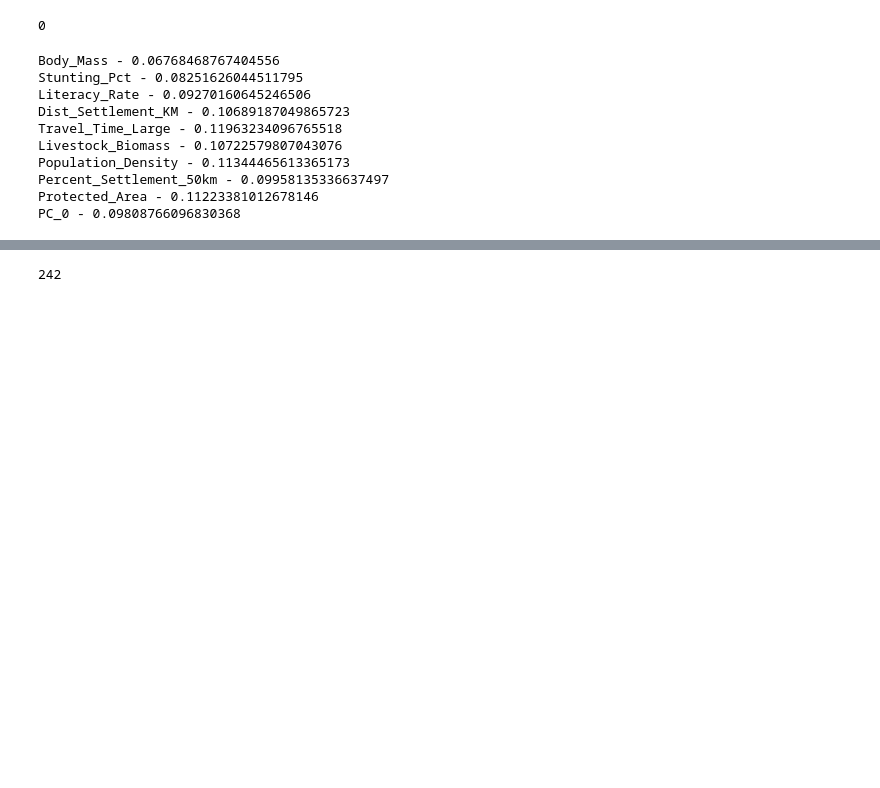
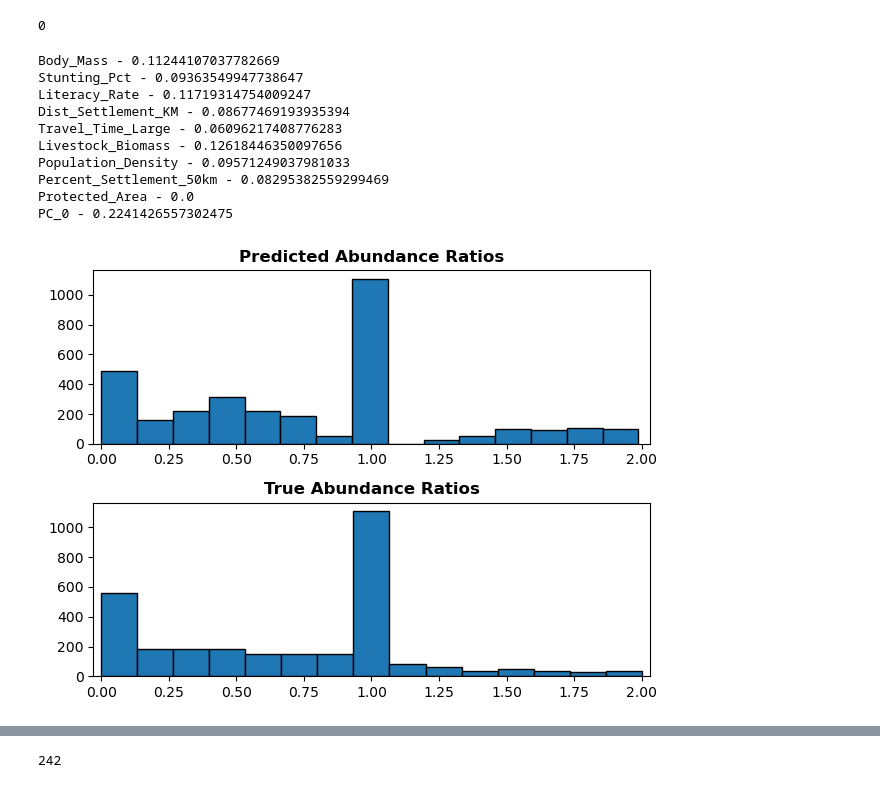
Before and after one commit to emiliolr/life-hunting, a Jupyter notebook: notebooks/scratch.ipynb, the cells around one changed output, grey strips where cells are left out. Drawn from its saved outputs; the diff is of its cells as text; code cells hidden in the pictures; blank space fills up the shorter version.

Commit message:
Added three part model to projection script

```diff
--- a/notebooks/scratch.ipynb
+++ b/notebooks/scratch.ipynb
@@ -170,21 +172,42 @@ sys.path.append('..')
 with open('/Users/emiliolr/Desktop/life-hunting/testing_governance/models/xgboost_three_part_10.0mins.pkl', 'rb') as f:
     model = pickle.load(f)
 # %%
-m = model.classifier
+m = model.regressor_increase
 
 for j, k in zip(m.feature_names_in_, m.feature_importances_):
     print(f'{j} - {k}')
 # %% [output]
-Body_Mass - 0.06768468767404556
-Stunting_Pct - 0.08251626044511795
-Literacy_Rate - 0.09270160645246506
-Dist_Settlement_KM - 0.10689187049865723
-Travel_Time_Large - 0.11963234096765518
-Livestock_Biomass - 0.10722579807043076
-Population_Density - 0.11344465613365173
-Percent_Settlement_50km - 0.09958135336637497
-Protected_Area - 0.11223381012678146
-PC_0 - 0.09808766096830368
+Body_Mass - 0.11244107037782669
+Stunting_Pct - 0.09363549947738647
+Literacy_Rate - 0.11719314754009247
+Dist_Settlement_KM - 0.08677469193935394
+Travel_Time_Large - 0.06096217408776283
+Livestock_Biomass - 0.12618446350097656
+Population_Density - 0.09571249037981033
+Percent_Settlement_50km - 0.08295382559299469
+Protected_Area - 0.0
+PC_0 - 0.2241426557302475
+# %%
+data = pd.read_csv('/Users/emiliolr/Google Drive/My Drive/LIFE/datasets/derived_datasets/benitez_lopez2019_recreated/benitez_lopez2019_recreated_extended.csv')
+
+pp_args = {'include_indicators' : True,
+           'include_categorical' : False,
+           'polynomial_features' : 0,
+           'log_trans_cont' : False,
+           'dataset' : 'mammals_recreated',
+           'pca_cols' : ['Corruption', 'Government_Effectiveness', 'Political_Stability', 'Regulation',
+                         'Rule_of_Law', 'Accountability']}
+pp_data = preprocess_data(data, standardize = True, **pp_args)
+
+y_true = data['Response_Ratio']
+y_pred = model.predict(pp_data, return_constit_preds = False)
+
+fig, ax = plot_ratio_distribution_comparison(true_ratios = y_true,
+                                             pred_ratios = y_pred,
+                                             upper_thresh = 2,
+                                             n_bins = 15)
+# %% [output]
+[figure, added]
 # %%
 gov_results = pd.read_csv('/Users/emiliolr/Desktop/life-hunting/testing_governance/cross_val_results_all_metrics.csv')
 
```
Also changed, not shown: parts of 1 cell of this notebook, 2 other files.
